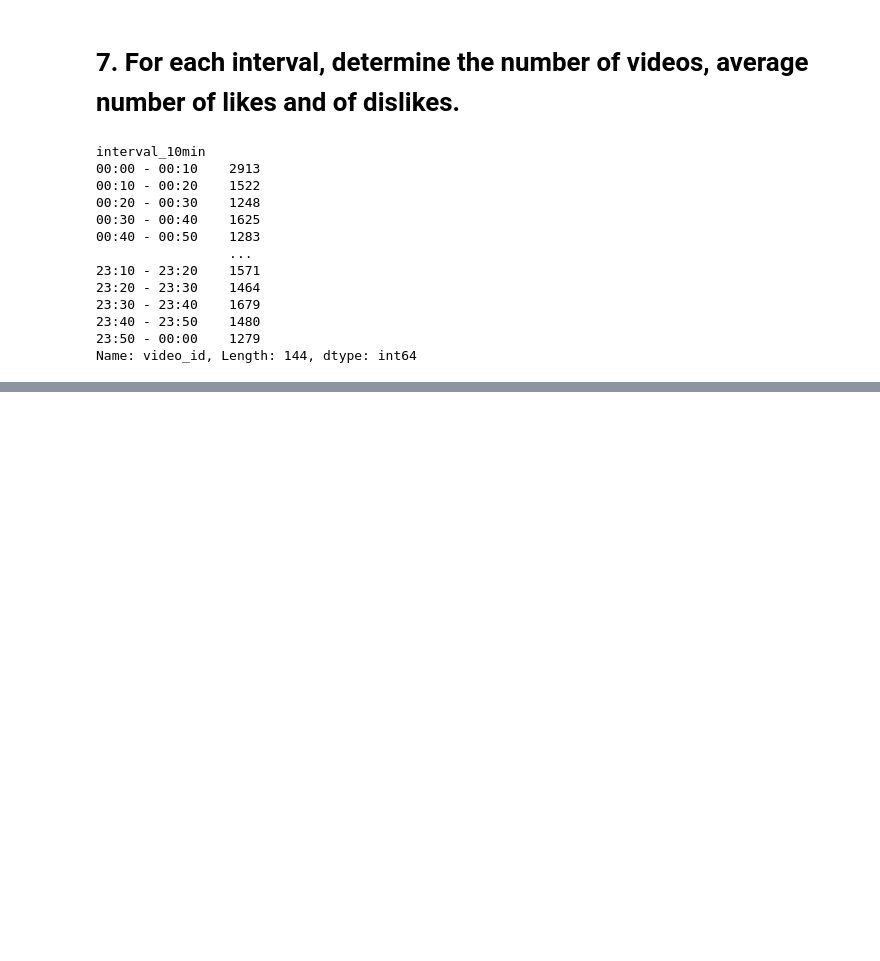
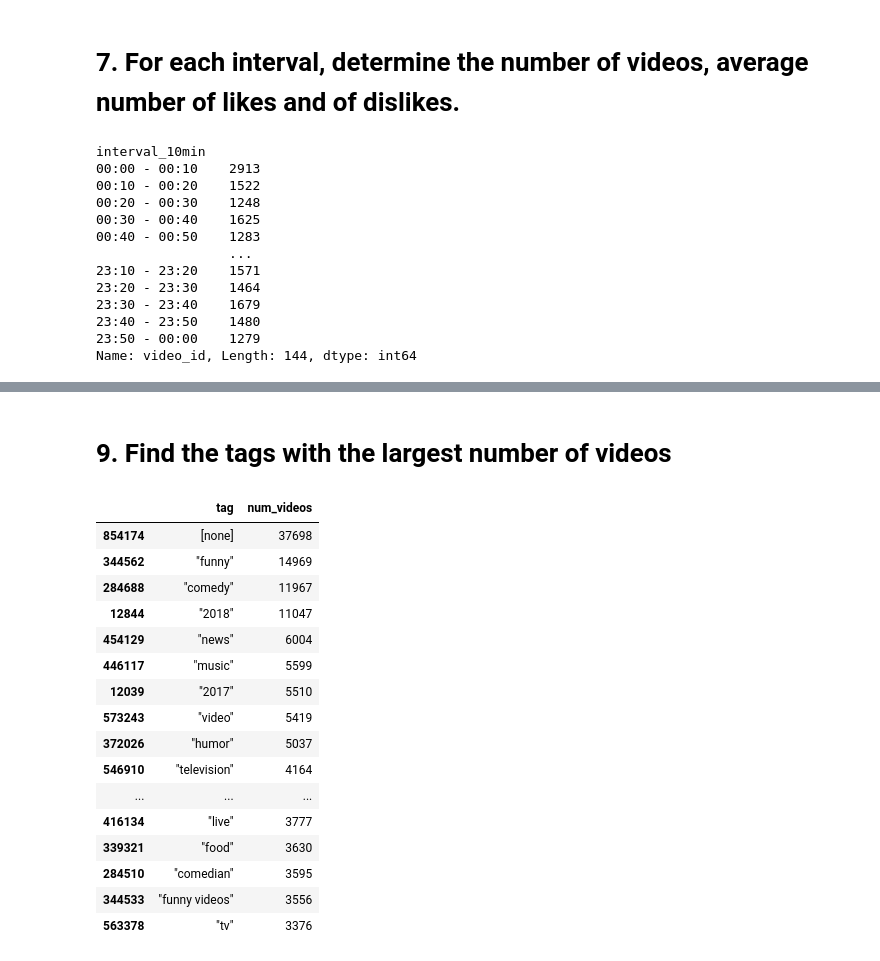
Before and after one commit to KevinDex3/Foundations-ComputerScience-Project, a Jupyter notebook: TrendingYoutube.ipynb, the cells around one changed output, grey strips where cells are left out. Cells and saved outputs as stored; diff of their text form; code cells hidden in the pictures; blank space fills up the shorter version.

```diff
--- a/TrendingYoutube.ipynb
+++ b/TrendingYoutube.ipynb
@@ -246,0 +324,6 @@ print("The max number is: " + str(max(num_of_videos)) + " and the min number is
+# %%
+# For each tag, the number of videos
+
+tag_counts = df_exploded.groupby("tags_list")["video_id"].count().reset_index()
+tag_counts.columns = ["tag", "num_videos"]                                          # Rename video_id in num_videos
+tag_counts
@@ -246,0 +344,22 @@ print("The max number is: " + str(max(num_of_videos)) + " and the min number is
+# %% [markdown]
+# 9. Find the tags with the largest number of videos
+# %%
+tag_counts.sort_values("num_videos", ascending=False).head(20)
+# %% [output]
+|  | tag | num_videos |
+| 854174 | [none] | 37698 |
+| 344562 | "funny" | 14969 |
+| 284688 | "comedy" | 11967 |
+| 12844 | "2018" | 11047 |
+| 454129 | "news" | 6004 |
+| 446117 | "music" | 5599 |
+| 12039 | "2017" | 5510 |
+| 573243 | "video" | 5419 |
+| 372026 | "humor" | 5037 |
+| 546910 | "television" | 4164 |
+| ... | ... | ... |
+| 416134 | "live" | 3777 |
+| 339321 | "food" | 3630 |
+| 284510 | "comedian" | 3595 |
+| 344533 | "funny videos" | 3556 |
+| 563378 | "tv" | 3376 |
```
Also changed, not shown: parts of 8 cells of this notebook.
